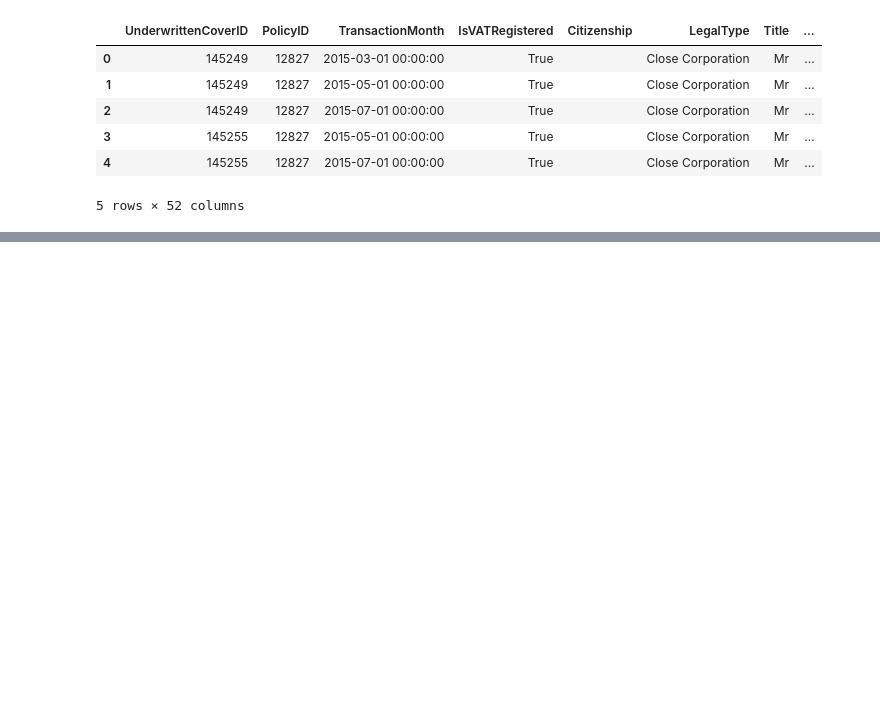
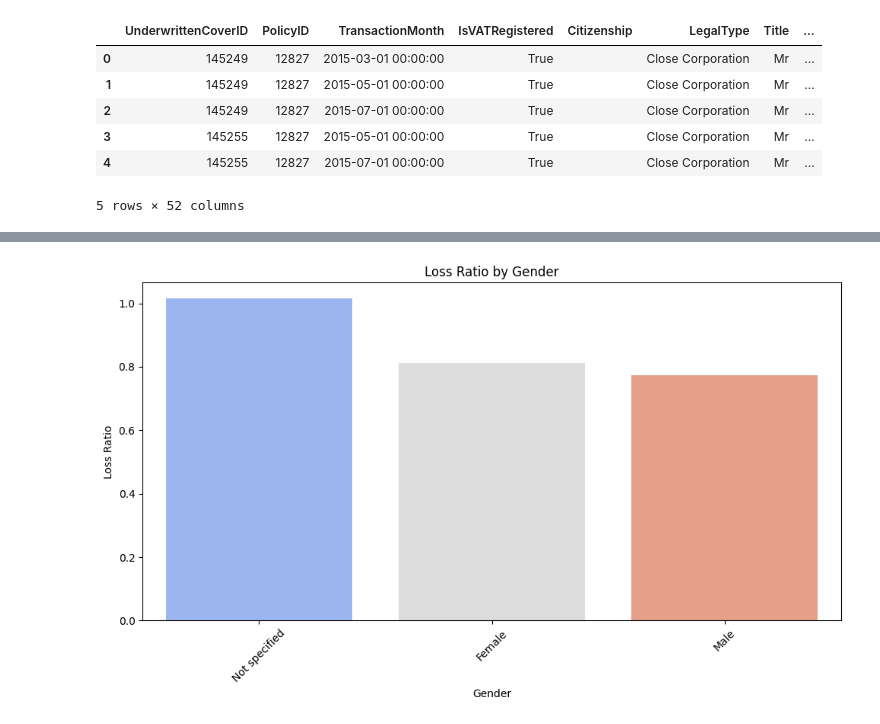
Before and after one commit to mubarek4566/AlphaCare_car_insurance, a Jupyter notebook: notebooks/main.ipynb, the cells around one changed output, grey strips where cells are left out. Drawn from its saved outputs; the diff is of its cells as text; code cells hidden in the pictures; blank space fills up the shorter version.

```diff
--- a/notebooks/main.ipynb
+++ b/notebooks/main.ipynb
@@ -28,0 +157,4 @@ df.to_csv('../Data/alphacare_car_insurance_data.csv')
+# %%
+edas.plot_loss_ratios("Gender")
+# %% [output]
+[figure, added]
```
Also changed, not shown: parts of 18 cells of this notebook, 1 other file.
